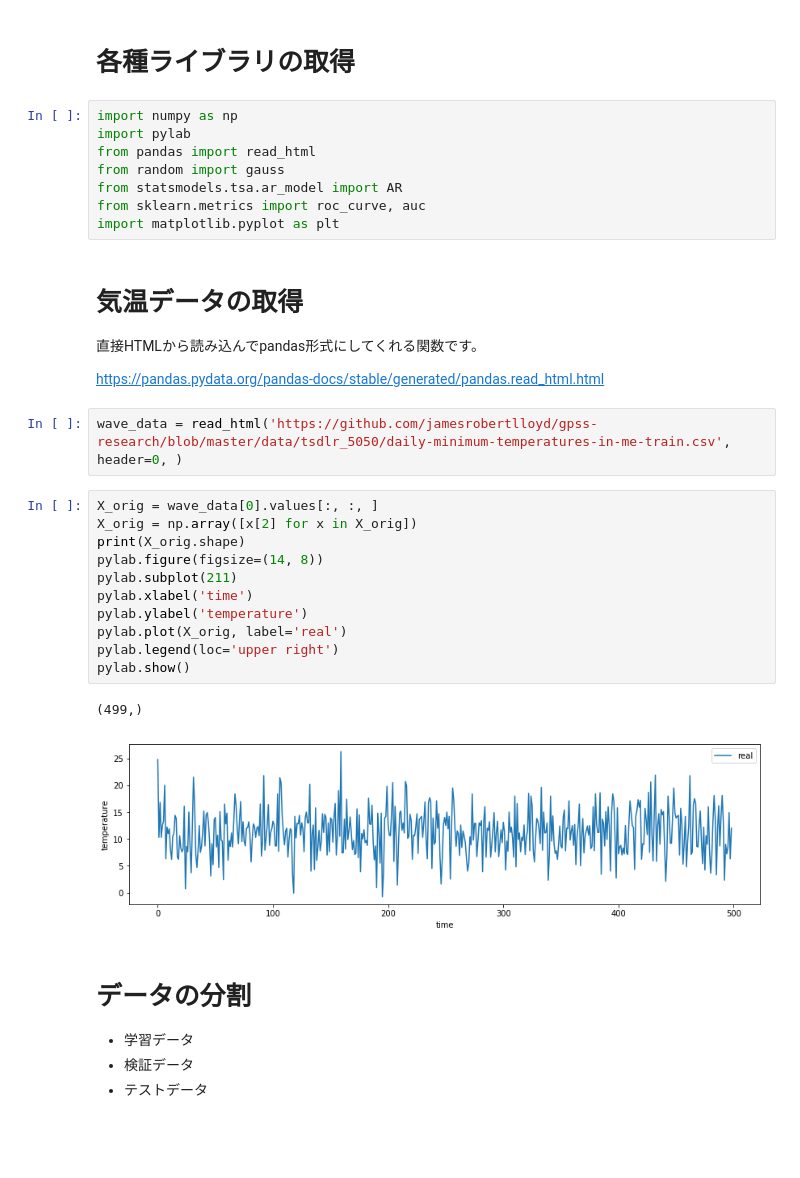
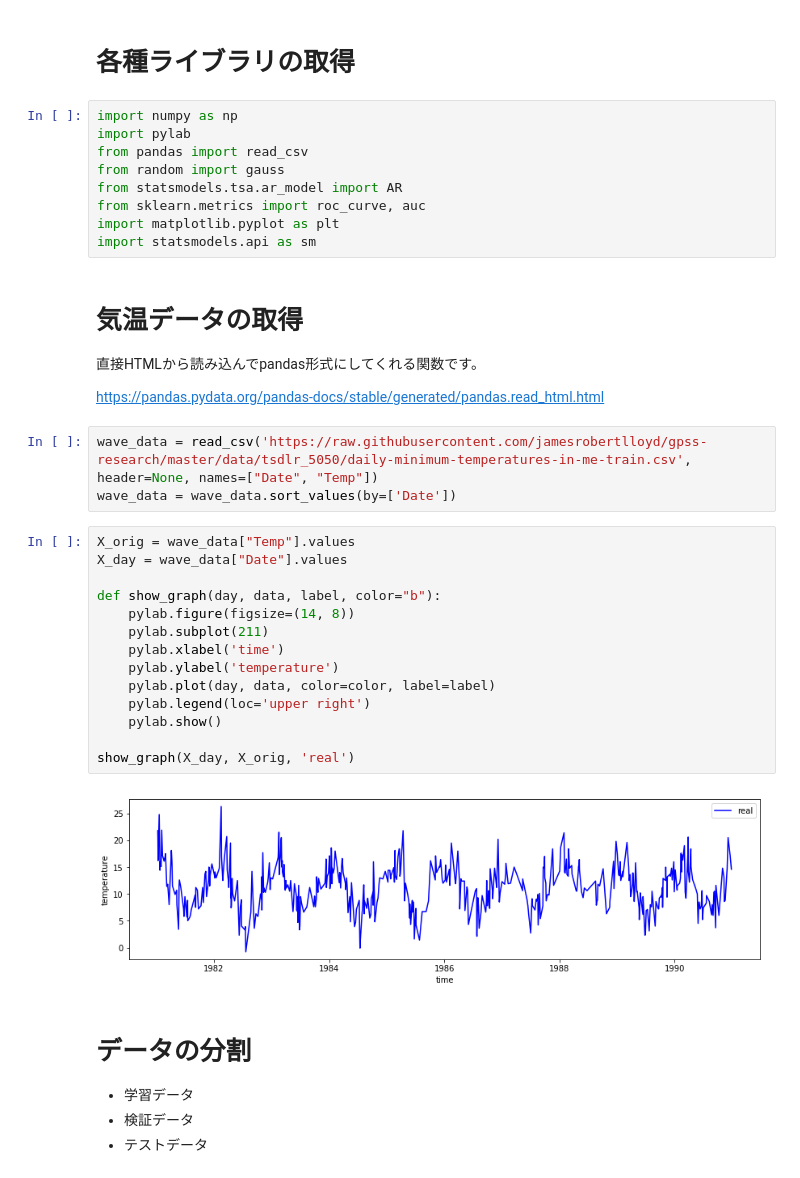
Before and after one commit to SnowMasaya/time_series_anomaly_detect_hands_on, a Jupyter notebook: time_series_anomaly_detect.ipynb, the cells around one changed output. Cells and saved outputs as stored; diff of their text form; blank space fills up the shorter version.

```diff
--- a/time_series_anomaly_detect.ipynb
+++ b/time_series_anomaly_detect.ipynb
@@ -11,11 +11,12 @@
 # %%
 import numpy as np
 import pylab
-from pandas import read_html
+from pandas import read_csv
 from random import gauss
 from statsmodels.tsa.ar_model import AR
 from sklearn.metrics import roc_curve, auc
 import matplotlib.pyplot as plt
+import statsmodels.api as sm
 # %% [markdown]
 # 気温データの取得
 
@@ -23,21 +24,24 @@ import matplotlib.pyplot as plt
 
 https://pandas.pydata.org/pandas-docs/stable/generated/pandas.read_html.html
 # %%
-wave_data = read_html('https://github.com/jamesrobertlloyd/gpss-research/blob/master/data/tsdlr_5050/daily-minimum-temperatures-in-me-train.csv', header=0, )
+wave_data = read_csv('https://raw.githubusercontent.com/jamesrobertlloyd/gpss-research/master/data/tsdlr_5050/daily-minimum-temperatures-in-me-train.csv', header=None, names=["Date", "Temp"])
+wave_data = wave_data.sort_values(by=['Date'])
 # %%
-X_orig = wave_data[0].values[:, :, ]
-X_orig = np.array([x[2] for x in X_orig])
-print(X_orig.shape)
-pylab.figure(figsize=(14, 8))
-pylab.subplot(211)
-pylab.xlabel('time')
-pylab.ylabel('temperature')
-pylab.plot(X_orig, label='real')
-pylab.legend(loc='upper right')
-pylab.show()
+X_orig = wave_data["Temp"].values
+X_day = wave_data["Date"].values
+
+def show_graph(day, data, label, color="b"):
+    pylab.figure(figsize=(14, 8))
+    pylab.subplot(211)
+    pylab.xlabel('time')
+    pylab.ylabel('temperature')
+    pylab.plot(day, data, color=color, label=label)
+    pylab.legend(loc='upper right')
+    pylab.show()
+
+show_graph(X_day, X_orig, 'real')
 # %% [output]
-(499,)
-[figure, old version]
+[figure, new version]
 # %% [markdown]
 # データの分割
 
```
Also changed, not shown: parts of 63 cells of this notebook.
